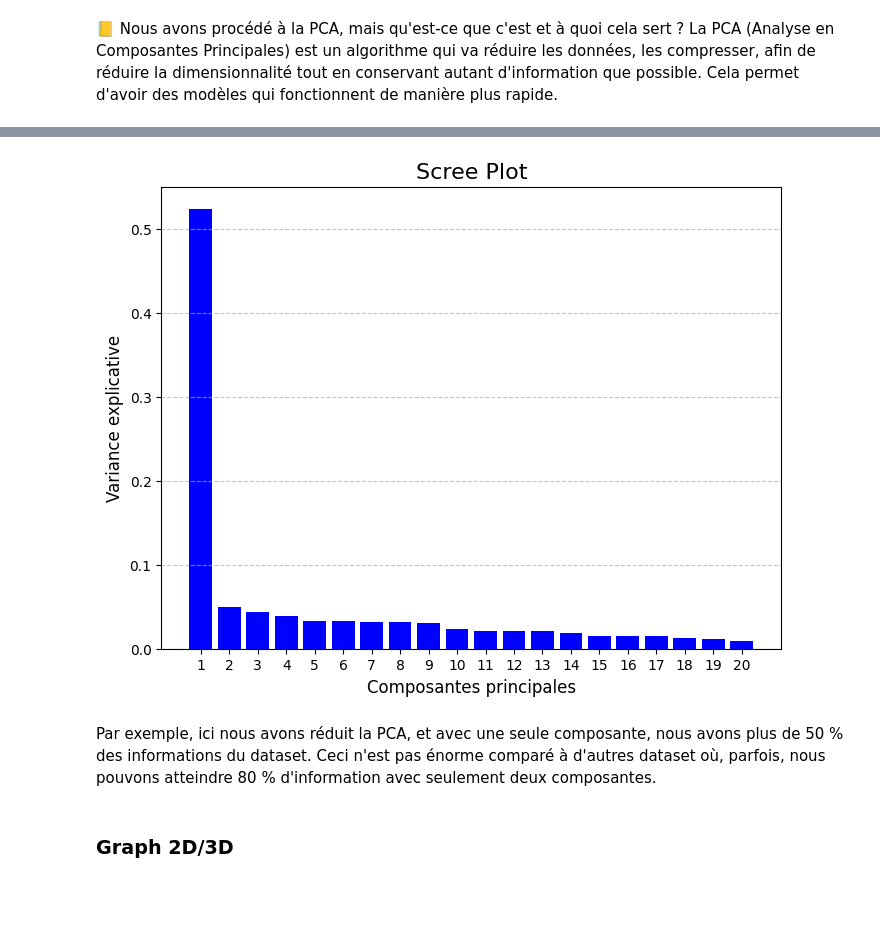
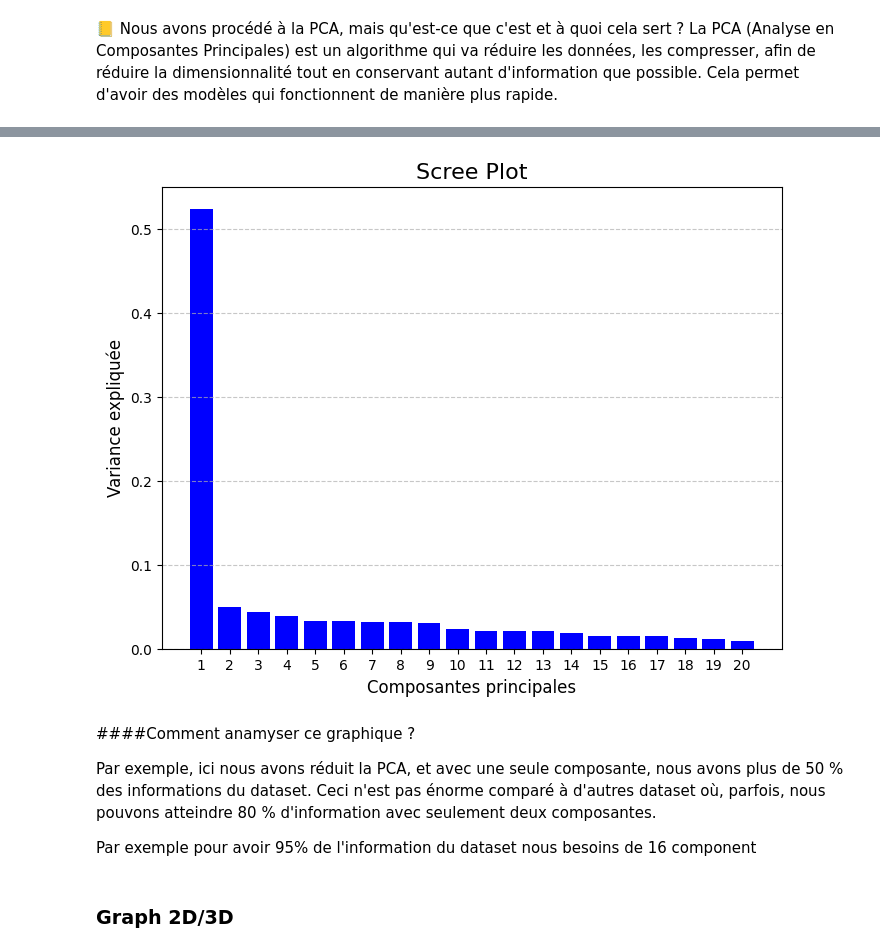
Before and after one commit to Leop250/Machine_learning, a Jupyter notebook: projet_fin_de_module.ipynb, the cells around one changed output, grey strips where cells are left out. Saved outputs shown, nothing was run; the diff lists cells and outputs as text; code cells hidden in the pictures; blank space fills up the shorter version.

Commit message:
mise a jours du projet code commenter

```diff
--- a/projet_fin_de_module.ipynb
+++ b/projet_fin_de_module.ipynb
@@ -179,16 +194,22 @@ print(pca.explained_variance_ratio_)
 # %%
-plt.figure(figsize=(8, 6))
-plt.bar(range(1, len(explained_variance_ratio) + 1), explained_variance_ratio, linewidth=2, color='blue')
-plt.title('Scree Plot', fontsize=16)
-plt.xlabel('Composantes principales', fontsize=12)
-plt.ylabel('Variance explicative', fontsize=12)
-plt.xticks(range(1, len(explained_variance_ratio) + 1))
-plt.grid(axis='y', linestyle='--', alpha=0.7)
-plt.show()
+plt.figure(figsize=(8, 6))  # Configuration de la taille du graphique
+plt.bar(range(1, len(explained_variance_ratio) + 1), explained_variance_ratio, linewidth=2, color='blue')  # Création du graphique
+plt.title('Scree Plot', fontsize=16)  # Nous créons un titre pour le graphique
+plt.xlabel('Composantes principales', fontsize=12)  # Création d'un titre pour l'axe des X
+plt.ylabel('Variance expliquée', fontsize=12)  # Création d'un titre pour l'axe des Y
+plt.xticks(range(1, len(explained_variance_ratio) + 1))  # Configuration des graduations sur l'axe des X
+plt.grid(axis='y', linestyle='--', alpha=0.7)  # Ajout d'une grille sur l'axe Y
+plt.show()  # Affichage du graphique
 # %% [output]
-[figure, old version]
+[figure, new version]
 # %% [markdown]
+
+####Comment anamyser ce graphique ?
+
 Par exemple, ici nous avons réduit la PCA, et avec une seule composante, nous avons plus de 50 % des informations du dataset. Ceci n'est pas énorme comparé à d'autres dataset où, parfois, nous pouvons atteindre 80 % d'information avec seulement deux composantes.
+
+
+Par exemple pour avoir 95% de l'information du dataset nous besoins de 16 component
 # %% [markdown]
 ### Graph 2D/3D
 # %%
```
Also changed, not shown: parts of 43 cells of this notebook.
